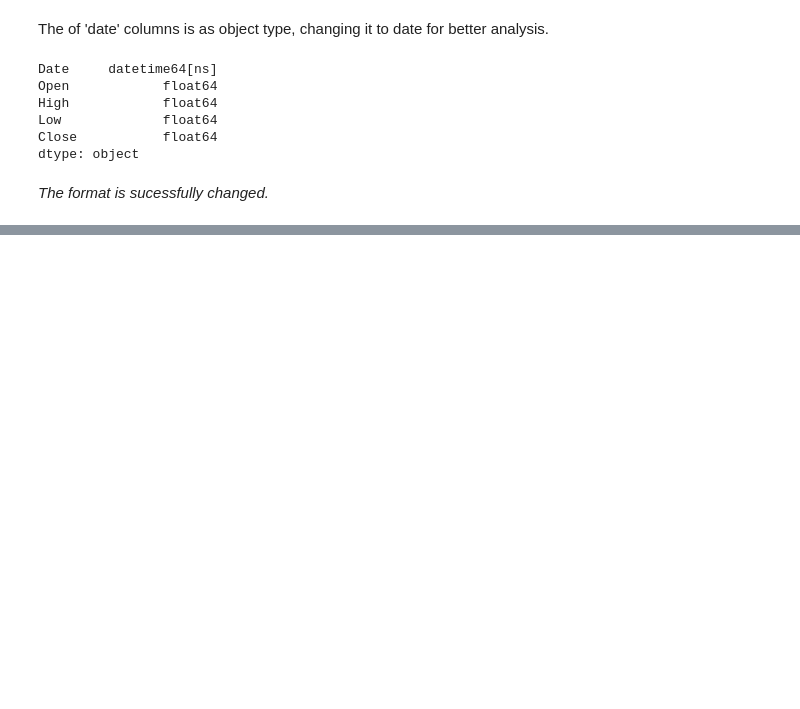
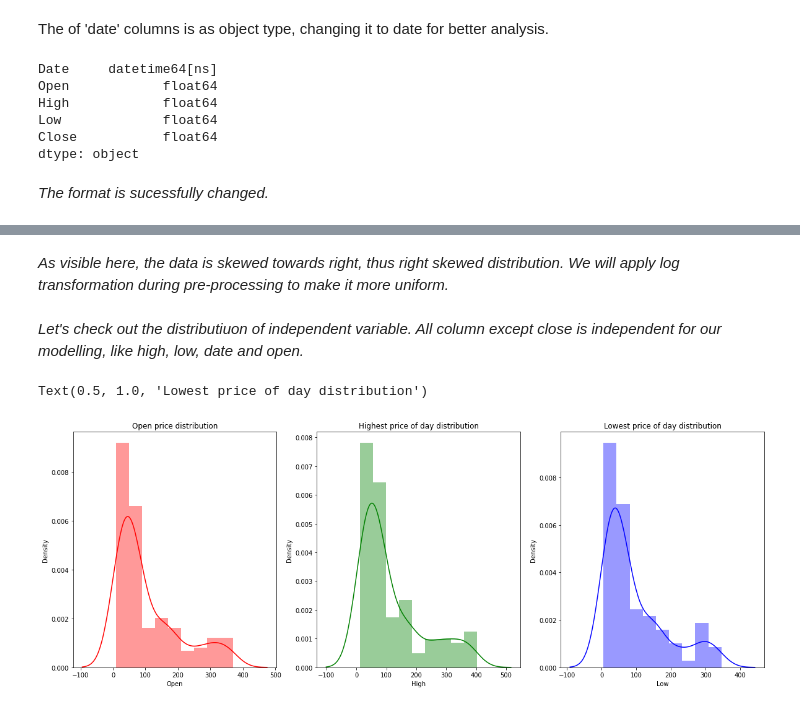
Before and after one commit to akashsinghsharma/almabetter-MLYesBank-RegressionProject, a Jupyter notebook: YES_BANK_Stock_closing_price_prediction.ipynb, the cells around one changed output, grey strips where cells are left out. Drawn from its saved outputs; the diff is of its cells as text; code cells hidden in the pictures; blank space fills up the shorter version.

```diff
--- a/YES_BANK_Stock_closing_price_prediction.ipynb
+++ b/YES_BANK_Stock_closing_price_prediction.ipynb
@@ -165,0 +189,23 @@ dtype: object
+# %% [markdown]
+*As visible here, the data is skewed towards right, thus right skewed distribution. We will apply log transformation during pre-processing to make it more uniform.*
+# %% [markdown]
+*Let's check out the distributiuon of independent variable. All column except close is independent for our modelling, like high, low, date and open.*
+# %%
+plt.figure(figsize = (20,7))
+
+#Creating different subplots.
+
+plt.subplot(1,3,1)
+sns.distplot(yes_df['Open'], color = 'Red')
+plt.title('Open price distribution')
+
+plt.subplot(1,3,2)
+sns.distplot(yes_df['High'] , color = 'Green')
+plt.title('Highest price of day distribution')
+
+plt.subplot(1,3,3)
+sns.distplot(yes_df['Low'] , color = 'Blue')
+plt.title('Lowest price of day distribution')
+# %% [output]
+Text(0.5, 1.0, 'Lowest price of day distribution')
+[figure, added]
```
Also changed, not shown: parts of 31 cells of this notebook.
